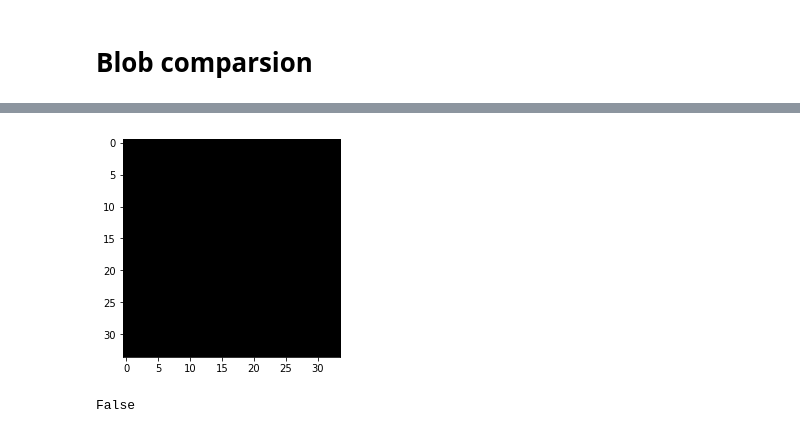
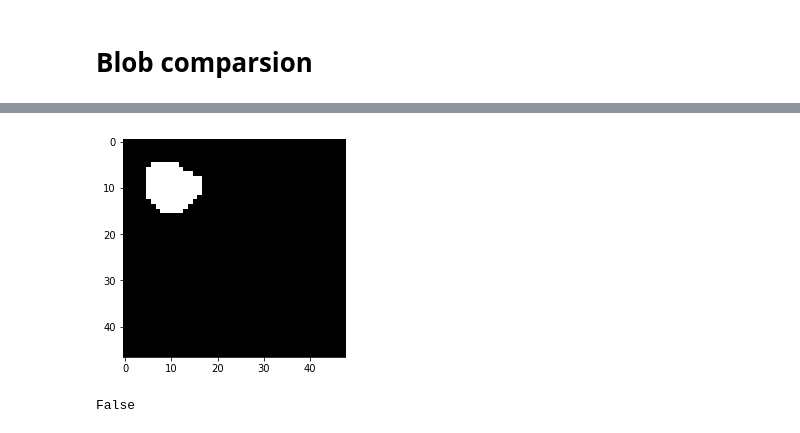
Before and after one commit to xiangjiph/MouseBrainAtlas, a Jupyter notebook: XJ/blob_detection.ipynb, the cells around one changed output, grey strips where cells are left out. Saved outputs shown, nothing was run; the diff lists cells and outputs as text; code cells hidden in the pictures.

```diff
--- a/XJ/blob_detection.ipynb
+++ b/XJ/blob_detection.ipynb
@@ -106,10 +106,10 @@ stride = 112
 # crop_y_max = 4500
 
 # Brain stem
-crop_x_min = 8000
-crop_x_max = 11000
-crop_y_min = 8000
-crop_y_max = 12000
+crop_0_min = 8000
+crop_0_max = 11000
+crop_1_min = 8000
+crop_1_max = 12000
 
 # Inside
 # crop_x_min = 4000
@@ -121,10 +121,10 @@ crop_y_max = 12000
 # crop_x_min = 0
 # crop_y_min = 0
 # _, _, crop_y_max, crop_x_max = get_default_gridspec(stack=stack, patch_size=patch_size, stride=stride)
-imrmax = crop_y_max - crop_y_min
-imcmax = crop_x_max - crop_x_min
-crop_image_width = crop_y_max - crop_y_min
-crop_image_height = crop_x_max - crop_x_min
+im0max = crop_0_max - crop_0_min
+im1max = crop_1_max - crop_1_min
+crop_image_width = crop_1_max - crop_1_min
+crop_image_height = crop_0_max - crop_0_min
 
 patch_center_pixel_location = grid_parameters_to_sample_locations((patch_size, stride, crop_image_width, crop_image_height ))
 patch_ul = patch_center_pixel_location + ( - patch_half_size, - patch_half_size )
@@ -143,7 +143,7 @@ option_label_connectivity = 4;
 # %%
 # Set examine section number range and download from S3 if not available
 img_filename = []
-secIndexList = range(200, 201)
+secIndexList = range(200, 210)
 
 for tempIndex1 in range(len(secIndexList)):
     img_filename.append(DataManager.get_image_filepath(stack=stack, section=secIndexList[tempIndex1], resol='lossless', version='cropped'))
@@ -167,11 +176,11 @@ n_images = len(img_filename)
 im_cropped = []
 im_rescale = []
 for imIndex in range(n_images):
-    im_cropped.append(img_as_ubyte(rgb2gray(imread(img_filename[imIndex])[crop_x_min:crop_x_max, crop_y_min:crop_y_max])))
+    im_cropped.append(img_as_ubyte(rgb2gray(imread(img_filename[imIndex])[crop_0_min:crop_0_max, crop_1_min:crop_1_max])))
     if option_rescale_grayscale:
         im_rescale.append(fun_rescale_grayscale_image(im_cropped[imIndex],invcol=option_inverse_color))
 
-im_cropped_h, im_cropped_w = im_cropped[0].shape[:2]
+im_cropped_0, im_cropped_1 = im_cropped[0].shape[:2]
 # %%
 # Example image
 plt.figure(figsize=(15,15))
@@ -264,16 +277,17 @@ display_images_in_grids([tempR1o_grad,tempRegion1_oriIM],cmap=plt.cm.gray,nc=2)
 # %%
-temp_next_sec_range, local_cloc = fun_scan_range(tempR1_idx_loc,3*fun_radius_bbox(*tempRegion1.bbox),imcmax=imcmax,imrmax=imrmax)
+temp_next_sec_range, local_cloc = fun_scan_range(tempR1_idx_loc,3*fun_radius_bbox(*tempRegion1.bbox),im0max=im0max,im1max=im1max)
 # %%
+secIndex = 0
 # Get the accorsponding part of the next section.
 secIndex_next = secIndex + 1;
 if secIndex_next < n_images:
-    temp_next_sec_image = fun_crop_images(im_BW[secIndex_next],*temp_next_sec_range,imrmax=imrmax,imcmax=imcmax)
+    temp_next_sec_image = fun_crop_images(im_BW[secIndex_next],*temp_next_sec_range,im0max=im0max,im1max=im1max)
     temp_next_sec_image = skimage.segmentation.clear_border(temp_next_sec_image)
     plt.imshow(temp_next_sec_image,cmap=plt.cm.gray)
 else:
-    sys.stderr('Reach the limit of stack. Break')
+    print('Reach the limit of stack. Break')
 # %% [output]
-[figure, old version]
+[figure, new version]
 # %%
 temp_next_sec_image_label = skimage.measure.label(temp_next_sec_image)
 temp_next_sec_image_blob_prop = skimage.measure.regionprops(temp_next_sec_image_label)
```
Also changed, not shown: parts of 11 cells of this notebook, 1 other file.
